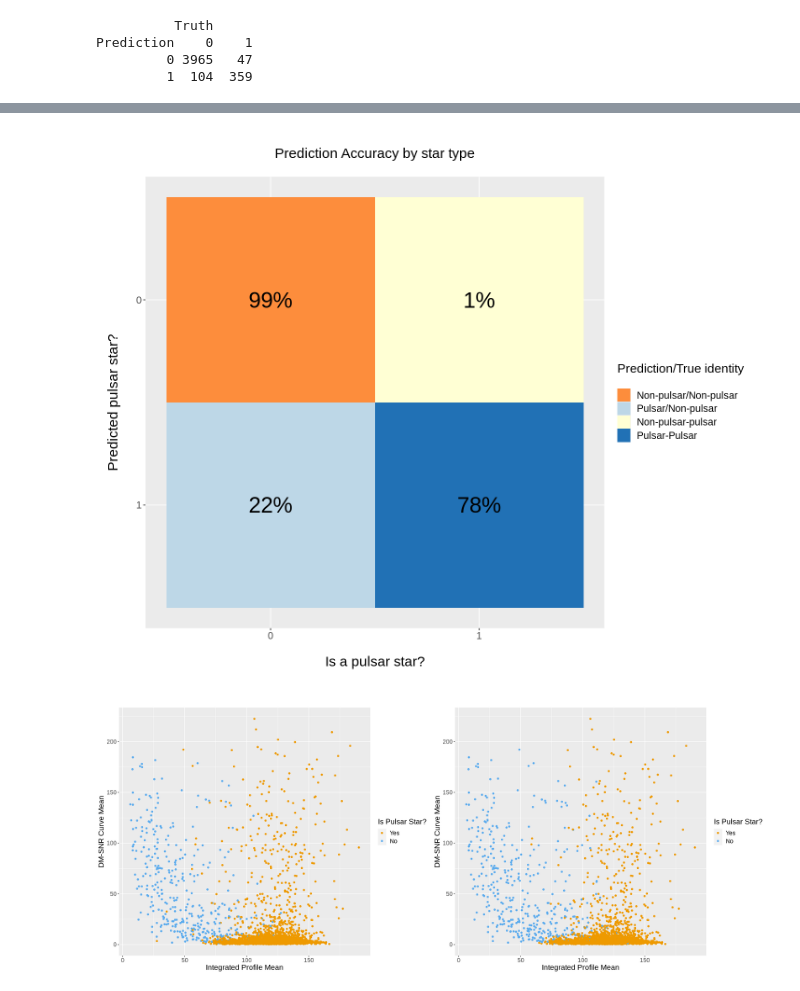
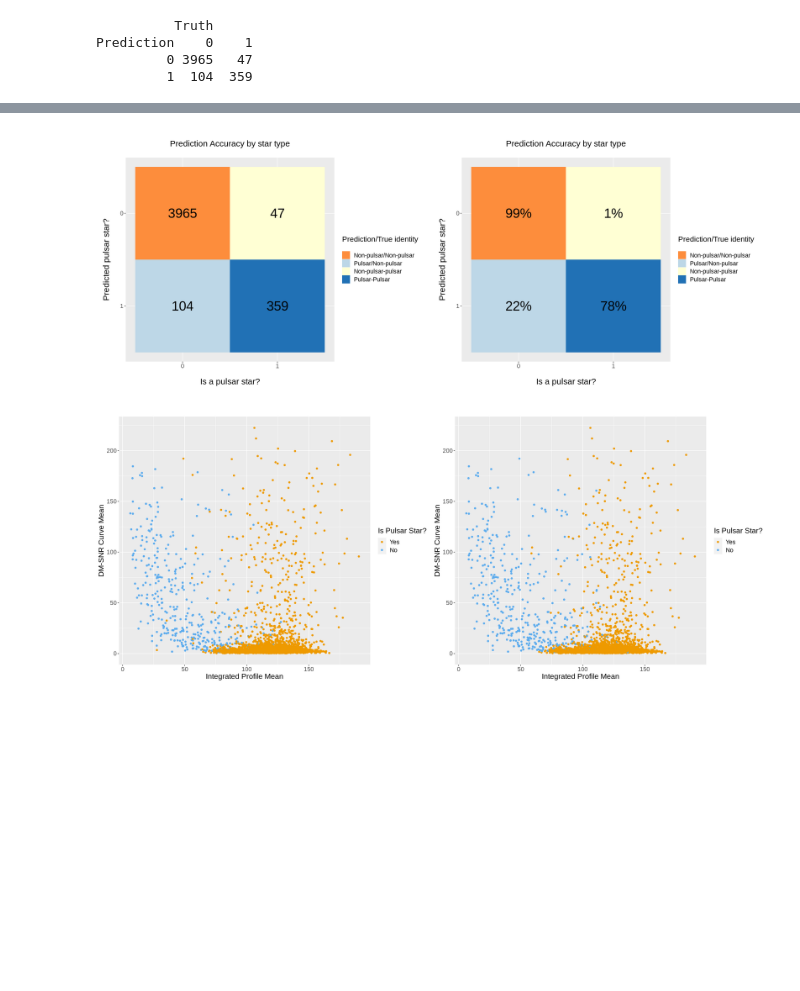
Before and after one commit to rosalieytz/dsci-100-2023w2-group10, a Jupyter notebook: report.ipynb, the cells around one changed output, grey strips where cells are left out. Drawn from its saved outputs; the diff is of its cells as text; code cells hidden in the pictures; blank space fills up the shorter version.

Commit message:
modified conf mat visualizations
changed visualization of conf mat without % to have color and labels. Put into plot_grid with graph showing % correct predictions

```diff
--- a/report.ipynb
+++ b/report.ipynb
@@ -401,5 +385,25 @@ A data.frame: 4 × 4
+# %%
+for_show1 <- as.data.frame(table(predictions$.pred_class, predictions$is_pulsar_star))
+for_show1$Var1 <- factor(for_show1$Var1, rev(levels(for_show1$Var2)))
+fill1 <- tibble(fill = as_factor(seq(from=1,to=4,by=1)))
+
+for_show1  <- bind_cols(for_show1,fill1)
 # %%
-options(repr.plot.width = 10, repr.plot.height = 10)
+options(repr.plot.width = 12, repr.plot.height = 10)
 update_geom_defaults("text", list(size = 10))
 
-autoplot(star_confusion_matrix, type = "heatmap")
+conf_mat_vis1<- for_show1|>
+  ggplot(aes(x=Var2,y=Var1, fill = fill)) +
+  geom_tile() +
+  geom_text(aes(label = Freq)) +
+  scale_fill_manual(values = c("#fd8d3c","#bdd7e7","#ffffd4","#2171b5"),
+                   labels = c("Non-pulsar/Non-pulsar", "Pulsar/Non-pulsar",
+                              "Non-pulsar-pulsar", "Pulsar-Pulsar")) +
+  labs(x = "Is a pulsar star?", y = "Predicted pulsar star?", title = "Prediction Accuracy by star type",
+       fill = "Prediction/True identity") +
+  theme(plot.title = element_text(size = 18, hjust = 0.5,
+                                  margin = margin(20, 0, 20, 0)),
+        legend.title = element_text(size = 16, margin = margin(0, 20, 10, 0)),
+        axis.title.x = element_text(margin = margin(20, 20, 20, 20), size = 18),
+        axis.title.y = element_text(margin = margin(0, 20, 0, 10), size = 18),
+        text = element_text(size = 16))
@@ -408,8 +410,15 @@ autoplot(star_confusion_matrix, type = "heatmap")
+# %%
+for_show2 <- as.data.frame(table(predictions$.pred_class, predictions$is_pulsar_star)/
+                       rowSums(table(predictions$.pred_class, predictions$is_pulsar_star)))
+for_show2$Var1 <- factor(for_show2$Var1, rev(levels(for_show2$Var2)))
+fill <- tibble(fill = as_factor(seq(from=1,to=4,by=1)))
+
+for_show2  <- bind_cols(for_show2,fill)
 # %%
 options(repr.plot.width = 12, repr.plot.height = 10)
 
-
-ggplot(for_show, aes(x=Var2,y=Var1, fill = fill)) +
+conf_mat_vis2 <- for_show2|>
+  ggplot(aes(x=Var2,y=Var1, fill = fill)) +
   geom_tile() +
   geom_text(aes(label = scales::percent(Freq))) +
   scale_fill_manual(values = c("#fd8d3c","#bdd7e7","#ffffd4","#2171b5"),
@@ -423,8 +432,11 @@ ggplot(for_show, aes(x=Var2,y=Var1, fill = fill)) +
         axis.title.x = element_text(margin = margin(20, 20, 20, 20), size = 18),
         axis.title.y = element_text(margin = margin(0, 20, 0, 10), size = 18),
         text = element_text(size = 16))
-# %% [output]
-[figure, removed]
+# %%
+options(repr.plot.width = 20, repr.plot.height = 8)
+plot_grid(conf_mat_vis1,conf_mat_vis2)
+# %% [output]
+[figure, added]
 # %%
 test_plot1 <- star_testing_data|>
     ggplot(aes(x = integrated_profile_mean,
```
Also changed, not shown: parts of 2 cells of this notebook.
